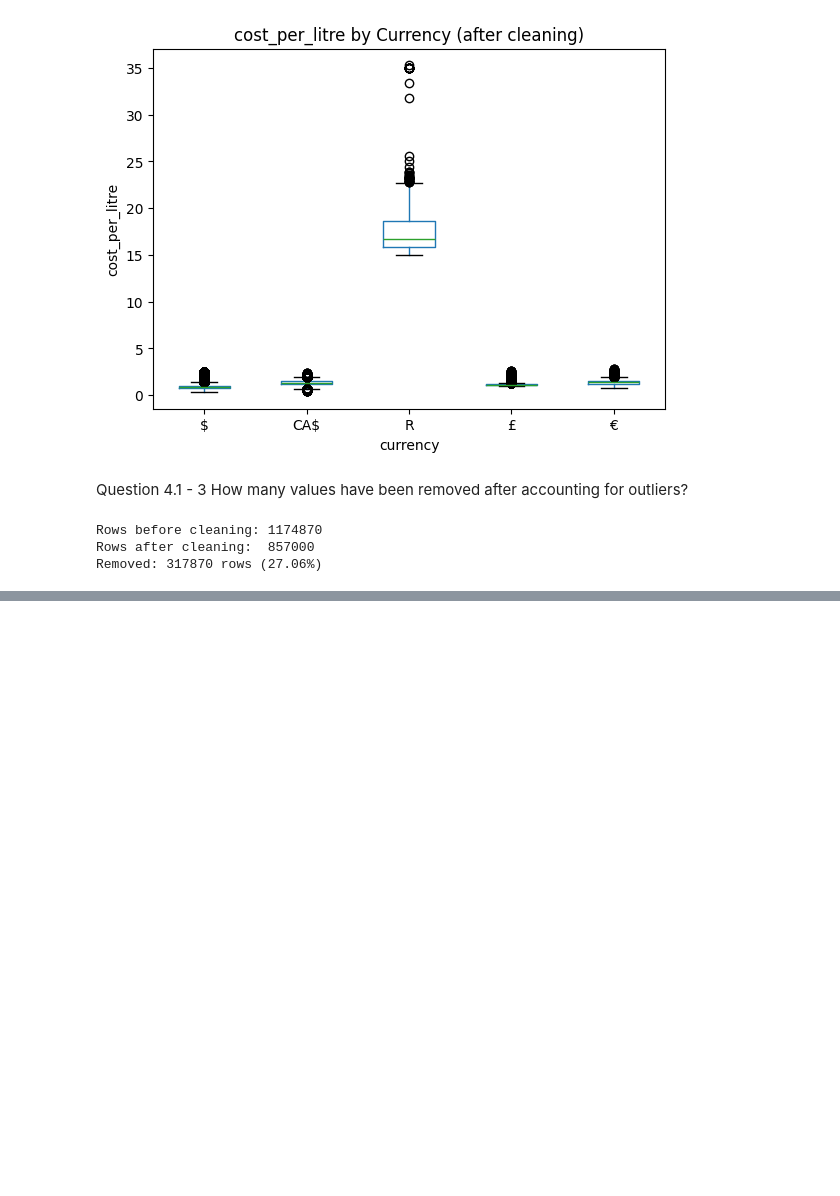
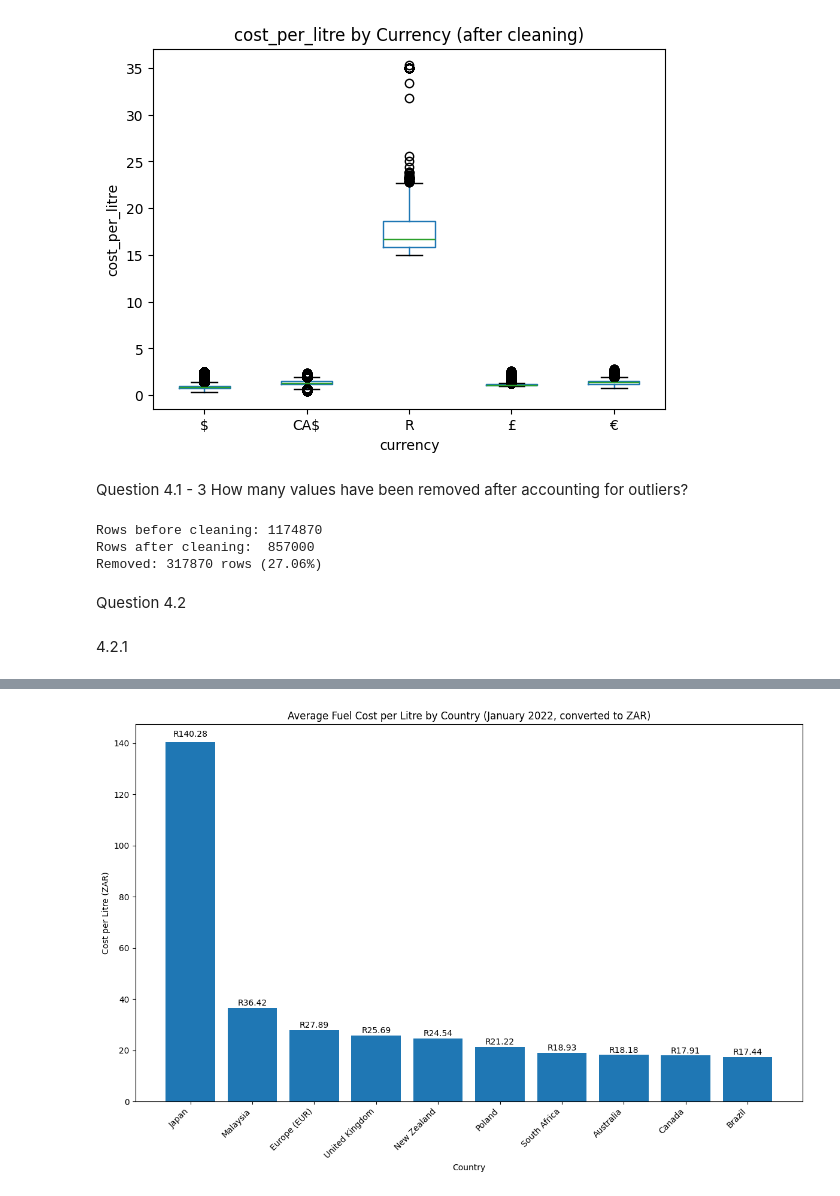
Before and after one commit to Ruaan1/DVE-Assignment, a Jupyter notebook: Notebook/Assignment1.ipynb, the cells around one changed output, grey strips where cells are left out. Saved outputs shown, nothing was run; the diff lists cells and outputs as text; code cells hidden in the pictures; blank space fills up the shorter version.

Commit message:
Question 4.2.1-4.2.5 and 4.3

```diff
--- a/Notebook/Assignment1.ipynb
+++ b/Notebook/Assignment1.ipynb
@@ -746,3 +748,75 @@ print(f"Removed: {removed} rows ({percent_removed:.2f}%)")
 Rows before cleaning: 1174870
 Rows after cleaning:  857000
 Removed: 317870 rows (27.06%)
+# %% [markdown]
+Question 4.2
+# %% [markdown]
+4.2.1
+# %%
+# Filter for January 2022 data
+jan_2022_data = df[(df['date_fueled'].dt.year == 2022) &
+                   (df['date_fueled'].dt.month == 1)].copy()
+
+print(f"Records for January 2022: {len(jan_2022_data)}")
+
+# Currency conversion rates to ZAR (South African Rand) for January 2022
+# Source: XE.com, Bank of England, ECB historical rates for January 2022 averages
+currency_to_zar_jan2022 = {
+    'USD': 15.37,  # 1 USD = 15.37 ZAR
+    'GBP': 20.75,  # 1 GBP = 20.75 ZAR
+    'EUR': 17.45,  # 1 EUR = 17.45 ZAR
+    'CAD': 12.15,  # 1 CAD = 12.15 ZAR
+    'ZAR': 1.00,   # 1 ZAR = 1.00 ZAR
+    'AUD': 11.05,  # 1 AUD = 11.05 ZAR
+    'NZD': 10.35,  # 1 NZD = 10.35 ZAR
+    'MYR': 3.68,   # 1 MYR = 3.68 ZAR
+    'BRL': 2.75,   # 1 BRL = 2.75 ZAR
+    'PLN': 3.82,   # 1 PLN = 3.82 ZAR
+    'JPY': 0.134,  # 1 JPY = 0.134 ZAR
+    'INR': 0.206   # 1 INR = 0.206 ZAR
+}
+
+# Map currency symbols to standard codes
+currency_symbol_to_code = {
+    '$': 'USD', '£': 'GBP', '€': 'EUR', 'CA$': 'CAD', 'R': 'ZAR',
+    'AU$': 'AUD', 'NZ$': 'NZD', 'RM': 'MYR', 'R$': 'BRL', 'zł': 'PLN',
+    '¥': 'JPY', '₹': 'INR'
+}
+
+# Convert currency symbols to codes for Jan 2022 data
+jan_2022_data['currency_code'] = jan_2022_data['currency'].map(currency_symbol_to_code).fillna(jan_2022_data['currency'])
+
+# Convert cost per litre to ZAR
+jan_2022_data['cost_per_litre_zar'] = jan_2022_data.apply(
+    lambda row: row['cost_per_litre'] * currency_to_zar_jan2022.get(row['currency_code'], np.nan)
+    if pd.notnull(row['cost_per_litre']) else np.nan, axis=1
+)
+
+# Calculate average cost per litre by country in ZAR
+avg_cost_by_country = jan_2022_data.groupby('country')['cost_per_litre_zar'].agg(['mean', 'count']).round(2)
+avg_cost_by_country = avg_cost_by_country[avg_cost_by_country['count'] >= 10]  # Filter countries with at least 10 records
+avg_cost_by_country = avg_cost_by_country.sort_values('mean', ascending=False)
+
+print("Average cost per litre in ZAR for January 2022:")
+print("Source: XE.com historical exchange rates for January 2022")
+print(avg_cost_by_country)
+
+# Plot cost comparison
+plt.figure(figsize=(12, 8))
+countries = avg_cost_by_country.index[:10]  # Top 10 countries
+costs = avg_cost_by_country['mean'][:10]
+bars = plt.bar(range(len(countries)), costs)
+plt.xlabel('Country')
+plt.ylabel('Cost per Litre (ZAR)')
+plt.title('Average Fuel Cost per Litre by Country (January 2022, converted to ZAR)')
+plt.xticks(range(len(countries)), countries, rotation=45, ha='right')
+
+# Add value labels
+for i, bar in enumerate(bars):
+    height = bar.get_height()
+    plt.text(bar.get_x() + bar.get_width()/2., height + height*0.01,
+             f'R{height:.2f}', ha='center', va='bottom')
+
+plt.tight_layout()
+plt.show()
+# %% [output]
@@ -748,0 +839 @@ Removed: 317870 rows (27.06%)
+[figure, added]
```
Also changed, not shown: parts of 43 cells of this notebook.
